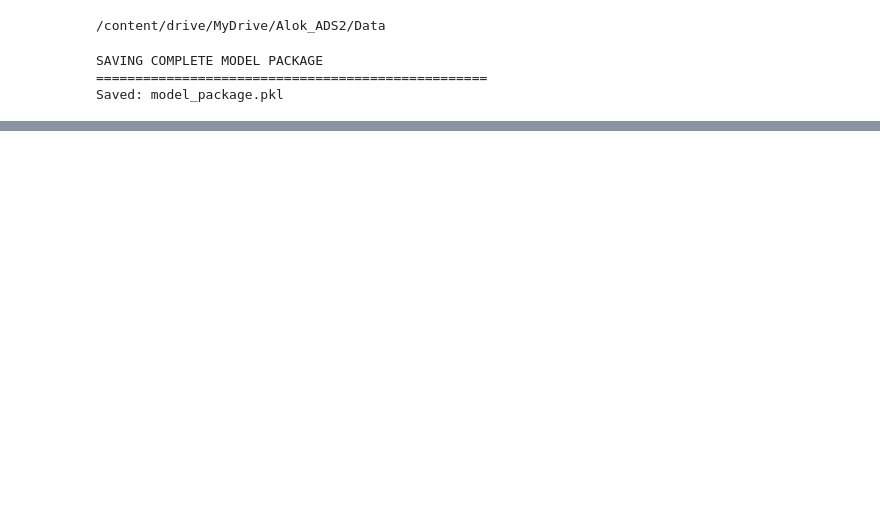
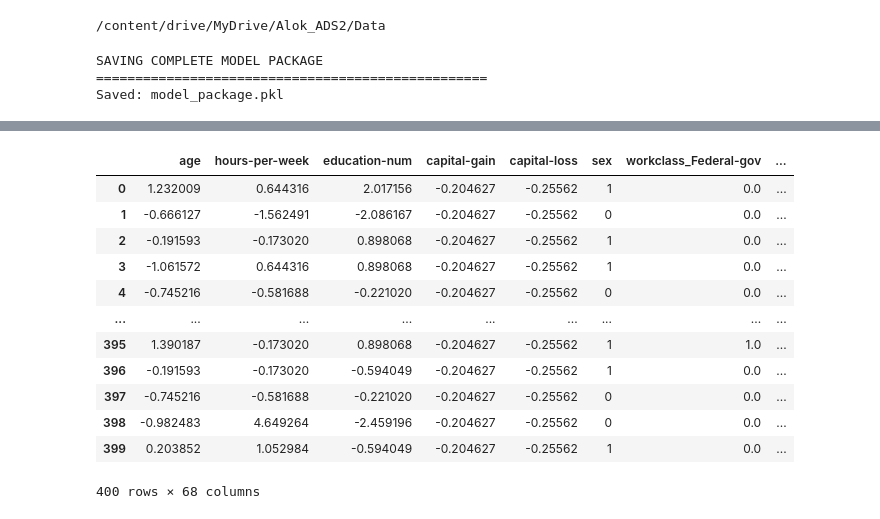
Before and after one commit to Alok-R/dl-survey-live-lab-2025, a Jupyter notebook: notebooks/01_baseline_random_forest_gradio.ipynb, the cells around one changed output, grey strips where cells are left out. Drawn from its saved outputs; the diff is of its cells as text; code cells hidden in the pictures; blank space fills up the shorter version.

```diff
--- a/notebooks/01_baseline_random_forest_gradio.ipynb
+++ b/notebooks/01_baseline_random_forest_gradio.ipynb
@@ -96,6 +186,21 @@ X_train_cat_raw = pd.DataFrame(cat_imputer.fit_transform(X_train[categorical_fea
                                columns=categorical_features, index=X_train.index)
 X_test_cat_raw  = pd.DataFrame(cat_imputer.transform(X_test[categorical_features]),
                                columns=categorical_features, index=X_test.index)
+# %%
+# 4) Impute missing values
+# Numeric → mean (try median later if you like)
+num_imputer = SimpleImputer(strategy="mean")
+downsampled_X_train_num = pd.DataFrame(num_imputer.fit_transform(downsampled_X_train[numeric_features]),
+                           columns=numeric_features, index=downsampled_X_train.index)
+downsampled_X_test_num  = pd.DataFrame(num_imputer.transform(downsampled_X_test[numeric_features]),
+                           columns=numeric_features, index=downsampled_X_test.index)
+
+# Categorical → most frequent
+cat_imputer = SimpleImputer(strategy="most_frequent")
+downsampled_X_train_cat_raw = pd.DataFrame(cat_imputer.fit_transform(downsampled_X_train[categorical_features]),
+                               columns=categorical_features, index=downsampled_X_train.index)
+downsampled_X_test_cat_raw  = pd.DataFrame(cat_imputer.transform(downsampled_X_test[categorical_features]),
+                               columns=categorical_features, index=downsampled_X_test.index)
 # %% [markdown]
 ### Encode categoricals
 # %%
@@ -715,3 +908,12 @@ print("Saved: model_package.pkl")
 SAVING COMPLETE MODEL PACKAGE
 ==================================================
 Saved: model_package.pkl
+# %%
+# Reindex the downsampled dataframes to match the columns of the full training data
+downsampled_X_train_final = downsampled_X_train_final.reindex(columns=X_train_final.columns, fill_value=0)
+downsampled_X_test_final = downsampled_X_test_final.reindex(columns=X_train_final.columns, fill_value=0)
+
+# Verify the shapes match
+print(downsampled_X_train_final.shape)
+print(downsampled_X_test_final.shape)
+print(X_train_final.shape)
@@ -733,0 +944,16 @@ weighted avg       0.84      0.85      0.85      9769
+# %%
+downsampled_X_test_final
+# %% [output]
+|  | age | hours-per-week | education-num | capital-gain | capital-loss | sex | workclass_Federal-gov | ... |
+| 0 | 1.232009 | 0.644316 | 2.017156 | -0.204627 | -0.25562 | 1 | 0.0 | ... |
+| 1 | -0.666127 | -1.562491 | -2.086167 | -0.204627 | -0.25562 | 0 | 0.0 | ... |
+| 2 | -0.191593 | -0.173020 | 0.898068 | -0.204627 | -0.25562 | 1 | 0.0 | ... |
+| 3 | -1.061572 | 0.644316 | 0.898068 | -0.204627 | -0.25562 | 1 | 0.0 | ... |
+| 4 | -0.745216 | -0.581688 | -0.221020 | -0.204627 | -0.25562 | 0 | 0.0 | ... |
+| ... | ... | ... | ... | ... | ... | ... | ... | ... |
+| 395 | 1.390187 | -0.173020 | 0.898068 | -0.204627 | -0.25562 | 1 | 1.0 | ... |
+| 396 | -0.191593 | -0.173020 | -0.594049 | -0.204627 | -0.25562 | 1 | 0.0 | ... |
+| 397 | -0.745216 | -0.581688 | -0.221020 | -0.204627 | -0.25562 | 0 | 0.0 | ... |
+| 398 | -0.982483 | 4.649264 | -2.459196 | -0.204627 | -0.25562 | 0 | 0.0 | ... |
+| 399 | 0.203852 | 1.052984 | -0.594049 | -0.204627 | -0.25562 | 1 | 0.0 | ... |
+400 rows × 68 columns
```
Also changed, not shown: parts of 20 cells of this notebook.
